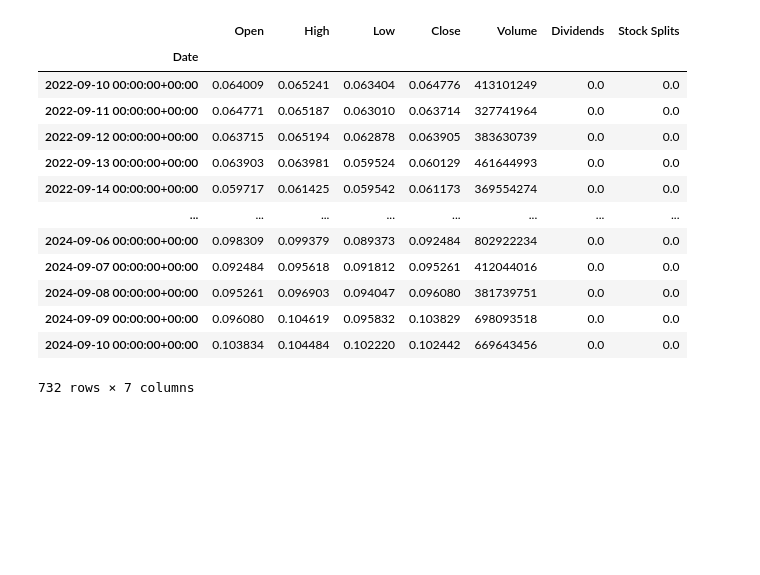
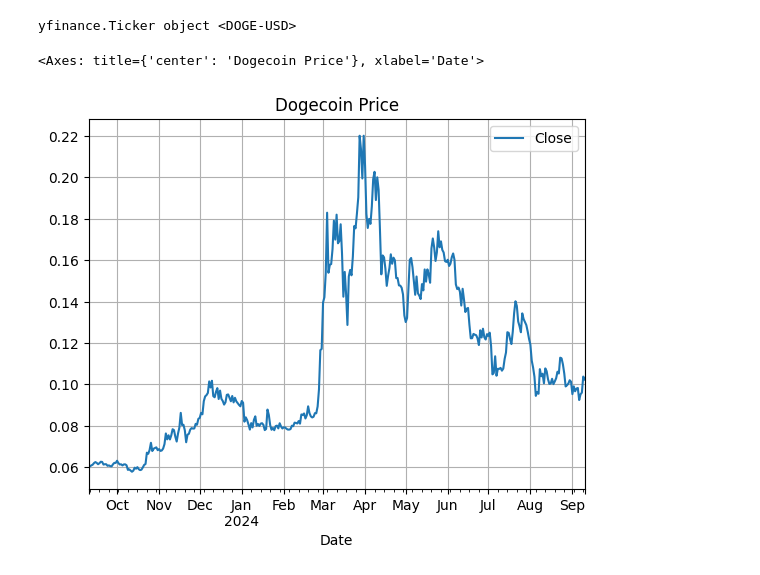
Before and after one commit to MarioVenturaMedeiros/cryptoseer, a Jupyter notebook: src/notebook/data_exploration.ipynb, the cells around one changed output. Saved outputs shown, nothing was run; the diff lists cells and outputs as text; code cells hidden in the pictures; blank space fills up the shorter version.

```diff
--- a/src/notebook/data_exploration.ipynb
+++ b/src/notebook/data_exploration.ipynb
@@ -7,22 +5,17 @@ ModuleNotFoundError: No module named 'matplotlib'
 # %%
 dogecoin = yf.Ticker('DOGE-USD')
 
-# Get historical market data
-hist = dogecoin.history(period="2y")
+dogecoin1y = dogecoin.history(period="1y")
+
+dogecoin2y = dogecoin.history(period="2y")
+
+dogecoin5y = dogecoin.history(period="5y")
-# %%
-hist
-# %% [output]
-|  | Open | High | Low | Close | Volume | Dividends | Stock Splits |
-| Date |  |  |  |  |  |  |  |
-| 2022-09-10 00:00:00+00:00 | 0.064009 | 0.065241 | 0.063404 | 0.064776 | 413101249 | 0.0 | 0.0 |
-| 2022-09-11 00:00:00+00:00 | 0.064771 | 0.065187 | 0.063010 | 0.063714 | 327741964 | 0.0 | 0.0 |
-| 2022-09-12 00:00:00+00:00 | 0.063715 | 0.065194 | 0.062878 | 0.063905 | 383630739 | 0.0 | 0.0 |
-| 2022-09-13 00:00:00+00:00 | 0.063903 | 0.063981 | 0.059524 | 0.060129 | 461644993 | 0.0 | 0.0 |
-| 2022-09-14 00:00:00+00:00 | 0.059717 | 0.061425 | 0.059542 | 0.061173 | 369554274 | 0.0 | 0.0 |
-| ... | ... | ... | ... | ... | ... | ... | ... |
-| 2024-09-06 00:00:00+00:00 | 0.098309 | 0.099379 | 0.089373 | 0.092484 | 802922234 | 0.0 | 0.0 |
-| 2024-09-07 00:00:00+00:00 | 0.092484 | 0.095618 | 0.091812 | 0.095261 | 412044016 | 0.0 | 0.0 |
-| 2024-09-08 00:00:00+00:00 | 0.095261 | 0.096903 | 0.094047 | 0.096080 | 381739751 | 0.0 | 0.0 |
-| 2024-09-09 00:00:00+00:00 | 0.096080 | 0.104619 | 0.095832 | 0.103829 | 698093518 | 0.0 | 0.0 |
-| 2024-09-10 00:00:00+00:00 | 0.103834 | 0.104484 | 0.102220 | 0.102442 | 669643456 | 0.0 | 0.0 |
-732 rows × 7 columns
+# %%
+dogecoin
+# %% [output]
+yfinance.Ticker object <DOGE-USD>
+# %%
+dogecoin1y.plot(y='Close', title='Dogecoin Price', grid=True)
+# %% [output]
+<Axes: title={'center': 'Dogecoin Price'}, xlabel='Date'>
+[figure, added]
```
Also changed, not shown: parts of 3 cells of this notebook, 2 other files.
